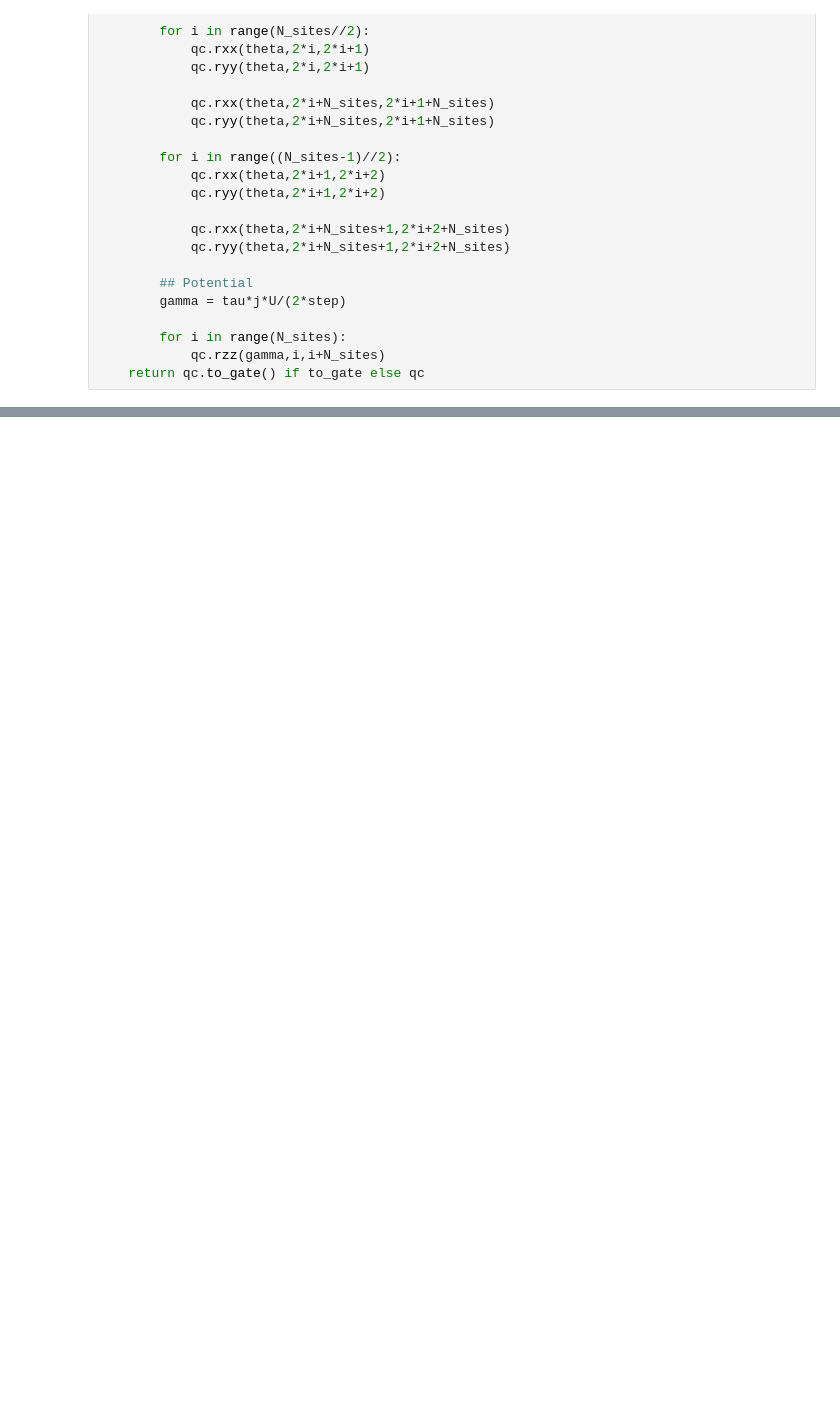
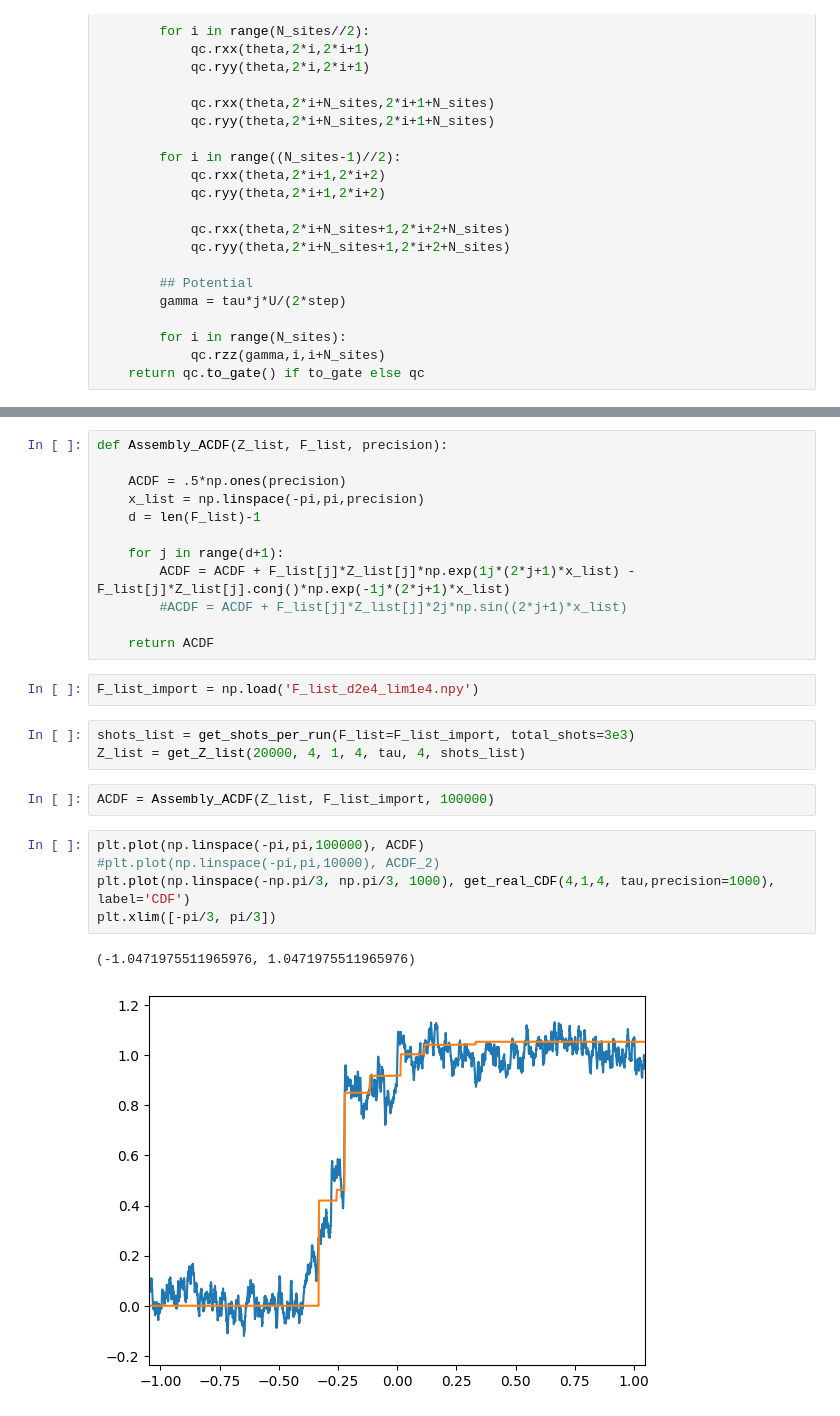
Before and after one commit to Dran-Z/QHack2023-SunnyDelft, a Jupyter notebook: HA-Qiskit.ipynb, the cells around one changed output, grey strips where cells are left out. Cells and saved outputs as stored; diff of their text form; blank space fills up the shorter version.

```diff
--- a/HA-Qiskit.ipynb
+++ b/HA-Qiskit.ipynb
@@ -113,0 +265,27 @@ def initial_state_prep(N_sites, sym=True):
+# %%
+def Assembly_ACDF(Z_list, F_list, precision):
+
+    ACDF = .5*np.ones(precision)
+    x_list = np.linspace(-pi,pi,precision)
+    d = len(F_list)-1
+
+    for j in range(d+1):
+        ACDF = ACDF + F_list[j]*Z_list[j]*np.exp(1j*(2*j+1)*x_list) - F_list[j]*Z_list[j].conj()*np.exp(-1j*(2*j+1)*x_list)
+        #ACDF = ACDF + F_list[j]*Z_list[j]*2j*np.sin((2*j+1)*x_list)
+
+    return ACDF
+# %%
+F_list_import = np.load('F_list_d2e4_lim1e4.npy')
+# %%
+shots_list = get_shots_per_run(F_list=F_list_import, total_shots=3e3)
+Z_list = get_Z_list(20000, 4, 1, 4, tau, 4, shots_list)
+# %%
+ACDF = Assembly_ACDF(Z_list, F_list_import, 100000)
+# %%
+plt.plot(np.linspace(-pi,pi,100000), ACDF)
+#plt.plot(np.linspace(-pi,pi,10000), ACDF_2)
+plt.plot(np.linspace(-np.pi/3, np.pi/3, 1000), get_real_CDF(4,1,4, tau,precision=1000), label='CDF')
+plt.xlim([-pi/3, pi/3])
+# %% [output]
+(-1.0471975511965976, 1.0471975511965976)
+[figure, added]
```
Also changed, not shown: parts of 11 cells of this notebook, 1 other file.
